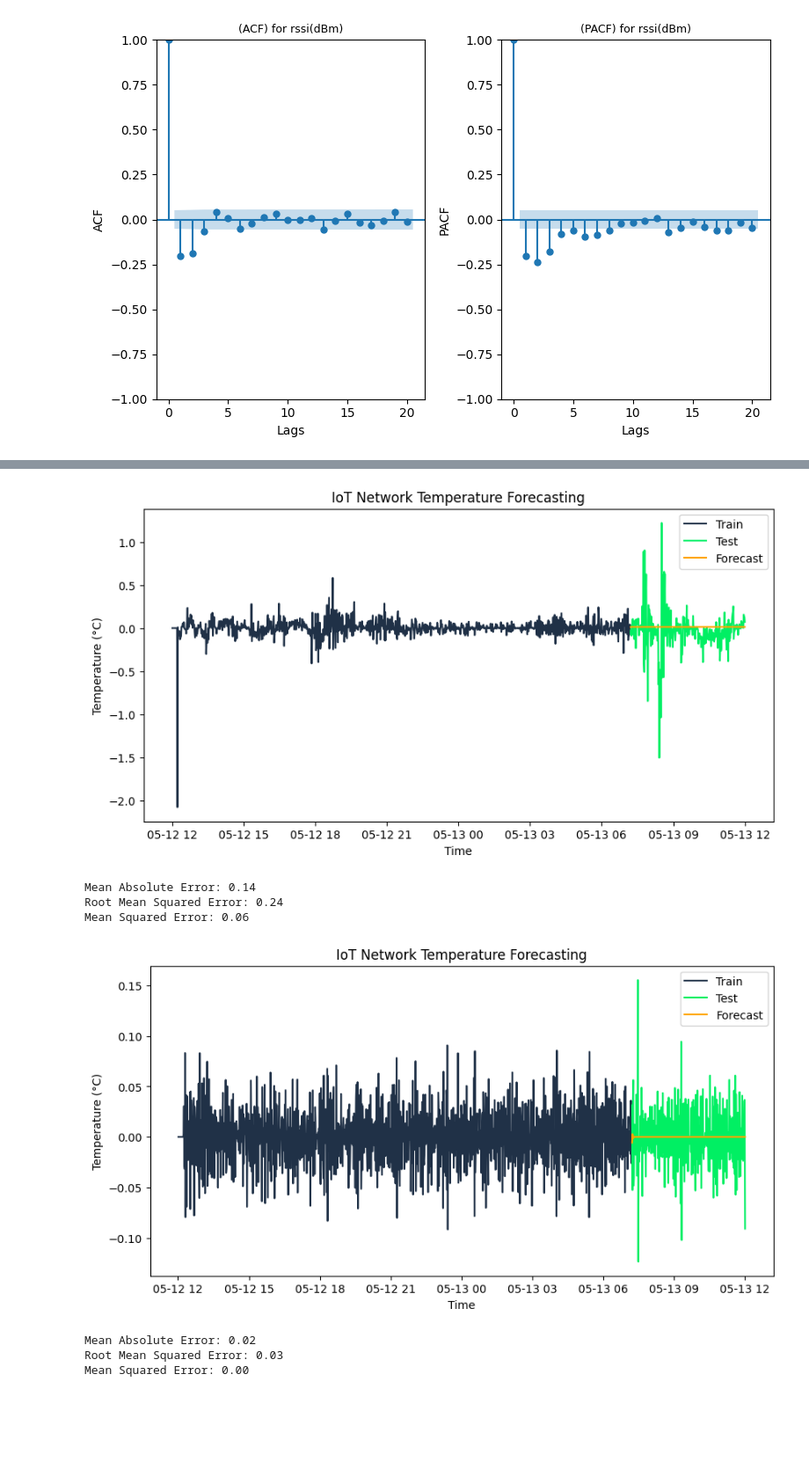
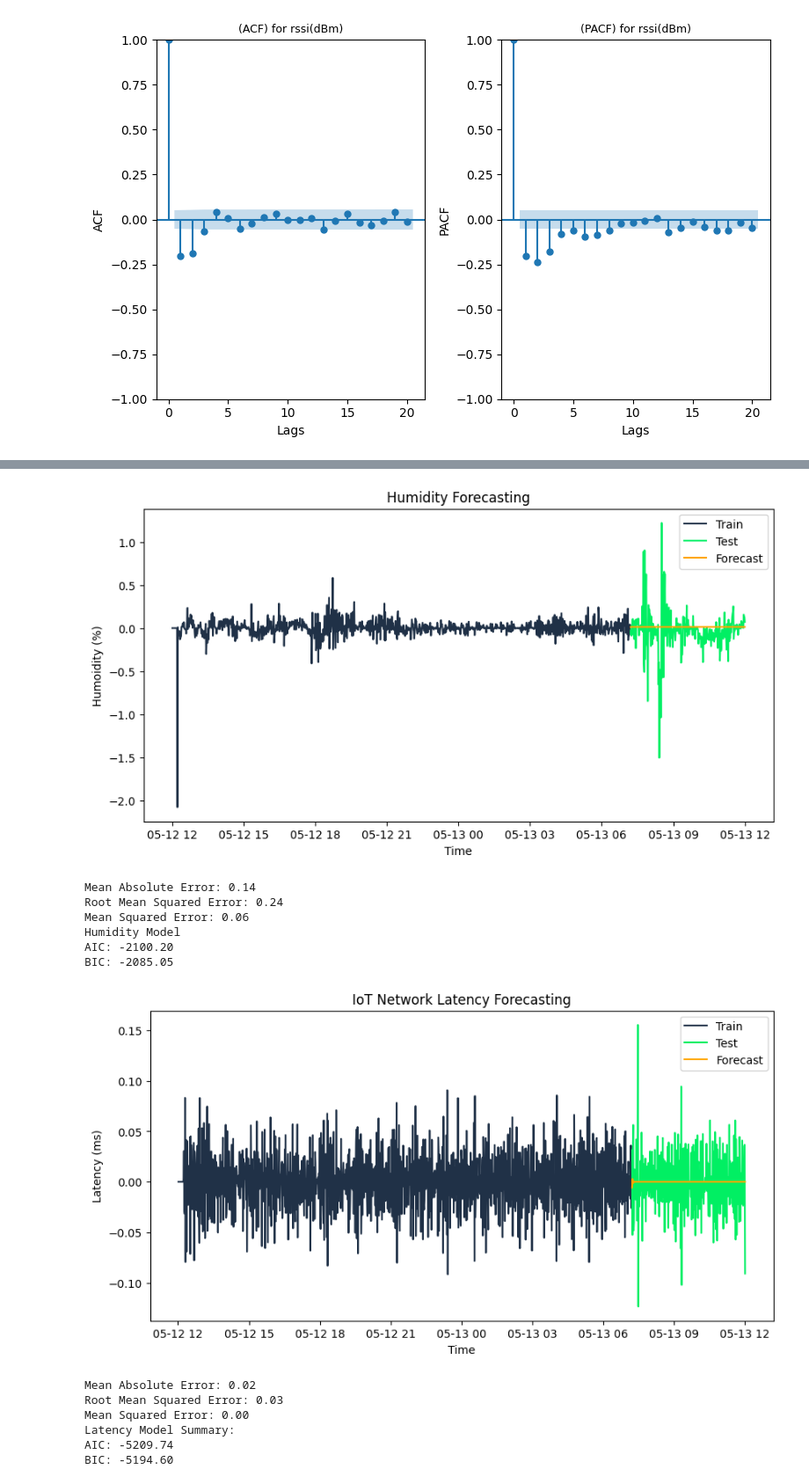
Before and after one commit to fadeldnswr/iot-traffic-forecasting, a Jupyter notebook: notebooks/esp32_1.ipynb, the cells around one changed output, grey strips where cells are left out. Shown at 88% size. Drawn from its saved outputs; the diff is of its cells as text; code cells hidden in the pictures; blank space fills up the shorter version.

```diff
--- a/notebooks/esp32_1.ipynb
+++ b/notebooks/esp32_1.ipynb
@@ -320,11 +387,19 @@ mse = mean_squared_error(test_temp, forecast)
 print(f"Mean Absolute Error: {mae:.2f}")
 print(f"Root Mean Squared Error: {rmse:.2f}")
 print(f"Mean Squared Error: {mse:.2f}")
+
+# Print AIC and BIC
+print("Humidity Model")
+print(f"AIC: {model_fit_hum.aic:.2f}")
+print(f"BIC: {model_fit_hum.bic:.2f}")
 # %% [output]
-[figure, old version]
+[figure, new version]
 Mean Absolute Error: 0.14
 Root Mean Squared Error: 0.24
 Mean Squared Error: 0.06
+Humidity Model
+AIC: -2100.20
+BIC: -2085.05
 # %%
 # Build the ARIMA model for latency(%) and plot the forecast
 from statsmodels.tsa.arima.model import ARIMA
@@ -332,38 +407,46 @@ model = ARIMA(train["latency(ms)"], order=(1, 1, 1))
 model_fit = model.fit()
 
 # Visualize the model
 forecast = model_fit.forecast(steps=len(test))
 
 # Plot the results with specified colors
 plt.figure(figsize=(10,5))
 plt.plot(train.index, train["latency(ms)"], label='Train', color='#203147')
 plt.plot(test.index, test["latency(ms)"], label='Test', color='#01ef63')
 plt.plot(test.index, forecast, label='Forecast', color='orange')
-plt.title("IoT Network Temperature Forecasting")
+plt.title("IoT Network Latency Forecasting")
 plt.xlabel('Time')
 plt.ylabel('Latency (ms)')
 plt.legend()
 plt.show()
 
 # Evaluate the model
 from sklearn.metrics import mean_squared_error, mean_absolute_error
 
 forecast = forecast[:len(test)]
 test_temp = test["latency(ms)"][:len(forecast)]
 
 mae = mean_absolute_error(test_temp, forecast)
 rmse = np.sqrt(mean_squared_error(test_temp, forecast))
 mse = mean_squared_error(test_temp, forecast)
 
 # Print the evaluation metrics
 print(f"Mean Absolute Error: {mae:.2f}")
 print(f"Root Mean Squared Error: {rmse:.2f}")
 print(f"Mean Squared Error: {mse:.2f}")
+
+# Print the AIC and BIC of the model
+print("Latency Model Summary:")
+print(f"AIC: {model_fit.aic:.2f}")
+print(f"BIC: {model_fit.bic:.2f}")
 # %% [output]
-[figure, old version]
+[figure, new version]
 Mean Absolute Error: 0.02
 Root Mean Squared Error: 0.03
 Mean Squared Error: 0.00
+Latency Model Summary:
+AIC: -5209.74
+BIC: -5194.60
 # %%
 # Build the ARIMA model for latency(%) and plot the forecast
 from statsmodels.tsa.arima.model import ARIMA
```
Also changed, not shown: parts of 8 cells of this notebook, 47 other files.
